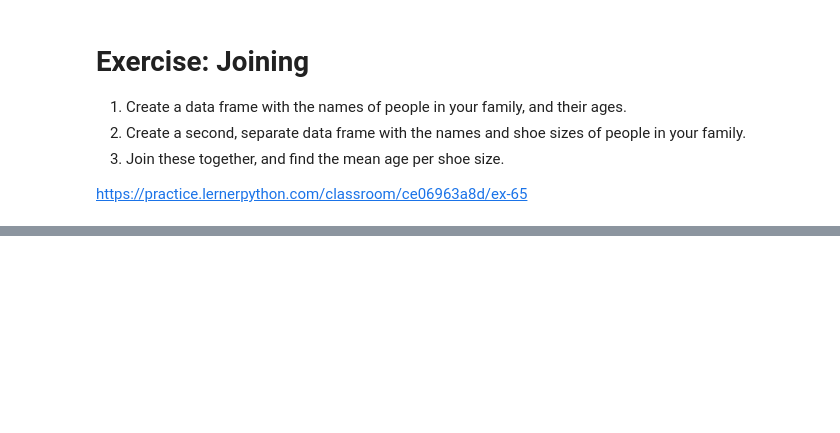
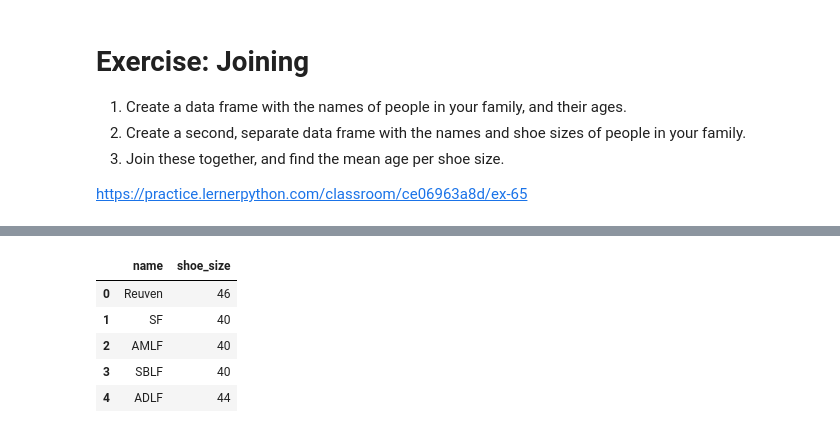
Before and after one commit to reuven/BDTMSD-Python-2026-07, a Jupyter notebook: BDTMSD-Python-2026-10-06.ipynb, the cells around one changed output, grey strips where cells are left out. Drawn from its saved outputs; the diff is of its cells as text; code cells hidden in the pictures; blank space fills up the shorter version.

```diff
--- a/BDTMSD-Python-2026-10-06.ipynb
+++ b/BDTMSD-Python-2026-10-06.ipynb
@@ -318,0 +335,16 @@ https://practice.lernerpython.com/classroom/ce06963a8d/ex-65
+# %%
+shoe_sizes = DataFrame([['Reuven', 46],
+                  ['SF', 40],
+                  ['AMLF', 40],
+                  ['SBLF', 40],
+                  ['ADLF', 44]],
+                columns=['name', 'shoe_size'])
+
+shoe_sizes
+# %% [output]
+|  | name | shoe_size |
+| 0 | Reuven | 46 |
+| 1 | SF | 40 |
+| 2 | AMLF | 40 |
+| 3 | SBLF | 40 |
+| 4 | ADLF | 44 |
```
Also changed, not shown: parts of 2 cells of this notebook.
